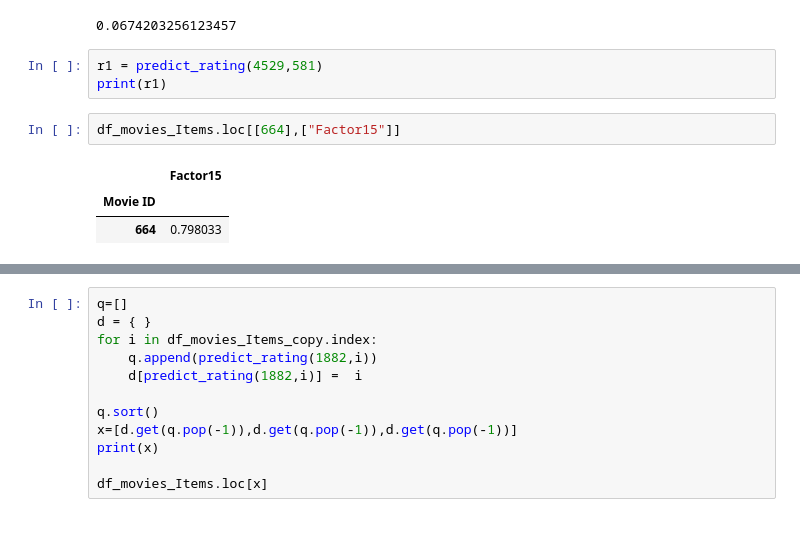
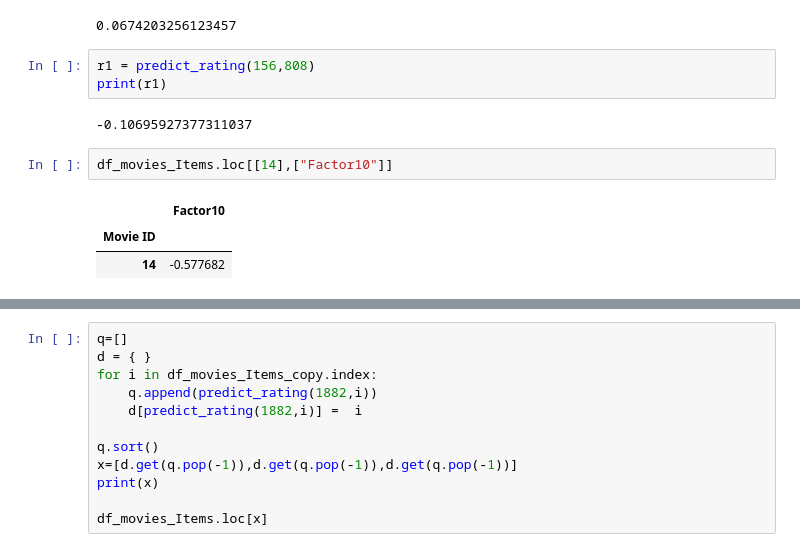
Before and after one commit to CesarRoldan99/CE888_CesarRoldan, a Jupyter notebook: LAB4/my_recommender.ipynb, the cells around one changed output, grey strips where cells are left out. Saved outputs shown, nothing was run; the diff lists cells and outputs as text.

```diff
--- a/LAB4/my_recommender.ipynb
+++ b/LAB4/my_recommender.ipynb
@@ -291,14 +284,16 @@ print(r)
 # %% [output]
 0.0674203256123457
 # %%
-r1 = predict_rating(4529,581)
+r1 = predict_rating(156,808)
 print(r1)
+# %% [output]
+-0.10695927377311037
 # %%
-df_movies_Items.loc[[664],["Factor15"]]
+df_movies_Items.loc[[14],["Factor10"]]
 # %% [output]
-|  | Factor15 |
+|  | Factor10 |
 | Movie ID |  |
-| 664 | 0.798033 |
+| 14 | -0.577682 |
 # %%
 q=[]
 d = { }
```
Also changed, not shown: parts of 7 cells of this notebook.
